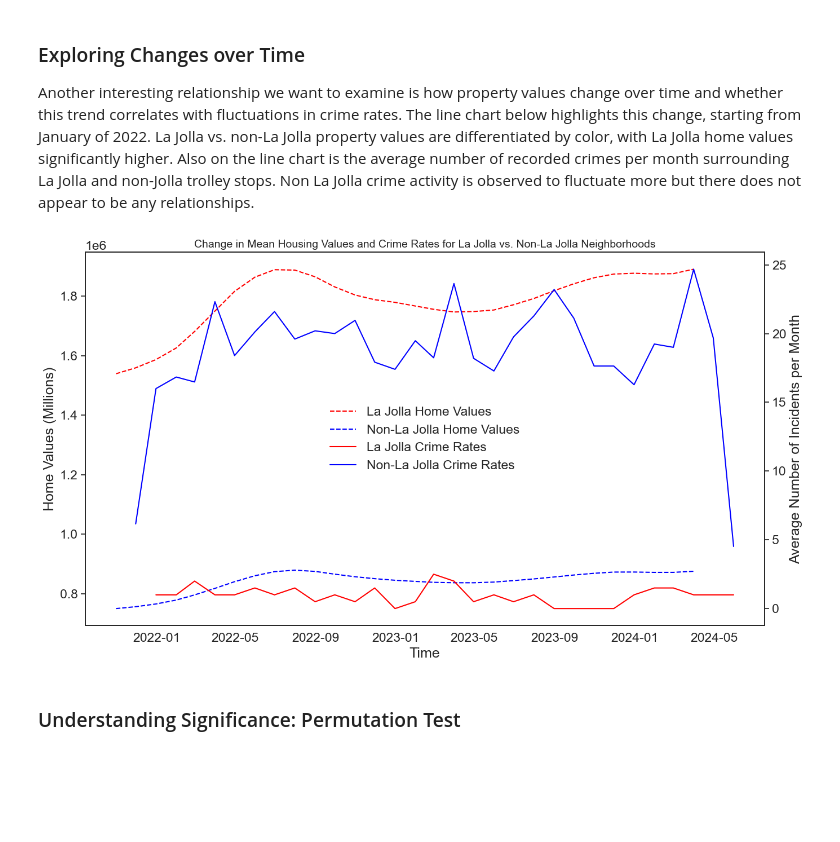
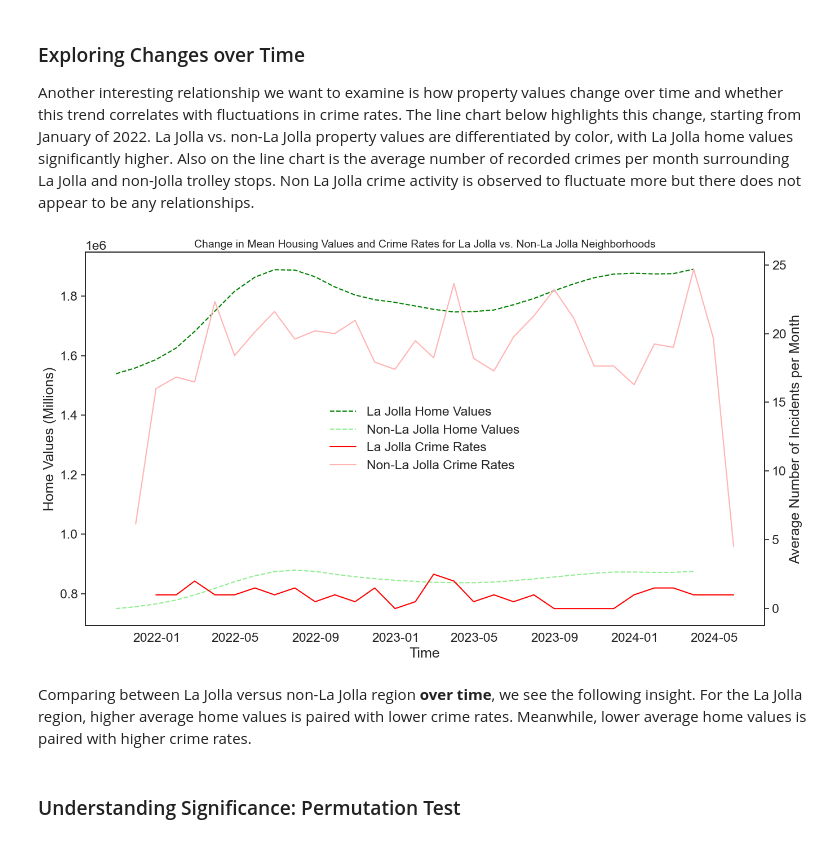
Before and after one commit to eemilycchen/blue-line-trolley, a Jupyter notebook: FinalProject.ipynb, the cells around one changed output. Drawn from its saved outputs; the diff is of its cells as text; code cells hidden in the pictures; blank space fills up the shorter version.

Commit message:
revised the analysis across time

```diff
--- a/FinalProject.ipynb
+++ b/FinalProject.ipynb
@@ -614,38 +614,40 @@ non_lj_monthly_crimes = non_lj_crimes_and_home.resample('M', on='occurred_on').c
 avg_non_lj_monthly_crimes = non_lj_monthly_crimes['city'] / n_non_lj_stops
 avg_lj_monthly_crimes = lj_monthly_crimes['city'] / n_lj_stops
 
 fig, ax1 = plt.subplots(figsize=(14, 8))  # figsize for declutter
 
 # Plot home values over time for both categories (dashed)
 sns.lineplot(x=neighborhood_home_values.index, y=neighborhood_home_values[True], ax=ax1,
-             color='red', linestyle='--', label='La Jolla Home Values')  # Exclude from legend
+             color='green', linestyle='--', label='La Jolla Home Values')  # Exclude from legend
 sns.lineplot(x=neighborhood_home_values.index, y=neighborhood_home_values[False], ax=ax1,
-             color='blue', linestyle='--', label='Non-La Jolla Home Values')  # Exclude from legend
+             color='#90EE90', linestyle='--', label='Non-La Jolla Home Values')  # Exclude from legend
 
 ax1.set_ylabel('Home Values (Millions)')
 ax1.set_xlabel('Time')
 
 # Plot crime rates over time for both categories (regular)
 ax2 = ax1.twinx()  # Create a second y-axis for the crime rates
 crime_line_lj = sns.lineplot(x=avg_lj_monthly_crimes.index, y=avg_lj_monthly_crimes.values, ax=ax2,
                              color='red', label='La Jolla Crime Rates')
 crime_line_nonlj = sns.lineplot(x=avg_non_lj_monthly_crimes.index, y=avg_non_lj_monthly_crimes.values, ax=ax2,
-                                color='blue', label='Non-La Jolla Crime Rates')
+                                color='#FFB3B3', label='Non-La Jolla Crime Rates')
 
 ax2.set_ylabel('Average Number of Incidents per Month')
 
 # 4 line legend in the center
 lines_1, labels_1 = ax1.get_legend_handles_labels()
 lines_2, labels_2 = ax2.get_legend_handles_labels()
-ax2.legend(lines_1 + lines_2, labels_1 + labels_2, loc='center', frameon=False)
+ax2.legend(lines_1 + lines_2, labels_1 + labels_2, loc='best', frameon=False)
 
 ax1.get_legend().remove() # hide
 
 plt.title('Change in Mean Housing Values and Crime Rates for La Jolla vs. Non-La Jolla Neighborhoods', fontsize=14)
 plt.tight_layout()
 plt.show()
 # %% [output]
-[figure, old version]
+[figure, new version]
+# %% [markdown]
+Comparing between La Jolla versus non-La Jolla region **over time**, we see the following insight. For the La Jolla region, higher average home values is paired with lower crime rates. Meanwhile, lower average home values is paired with higher crime rates.
 # %% [markdown]
 ### Understanding Significance: Permutation Test
 # %% [markdown]
```
Also changed, not shown: parts of 1 cell of this notebook.
